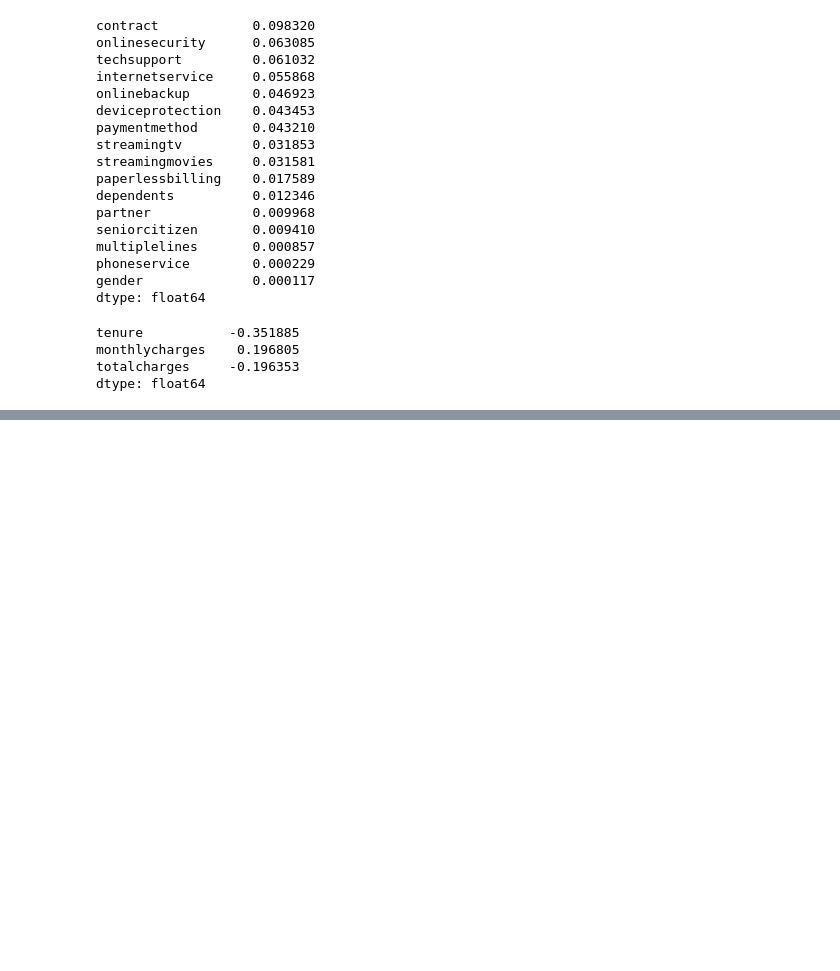
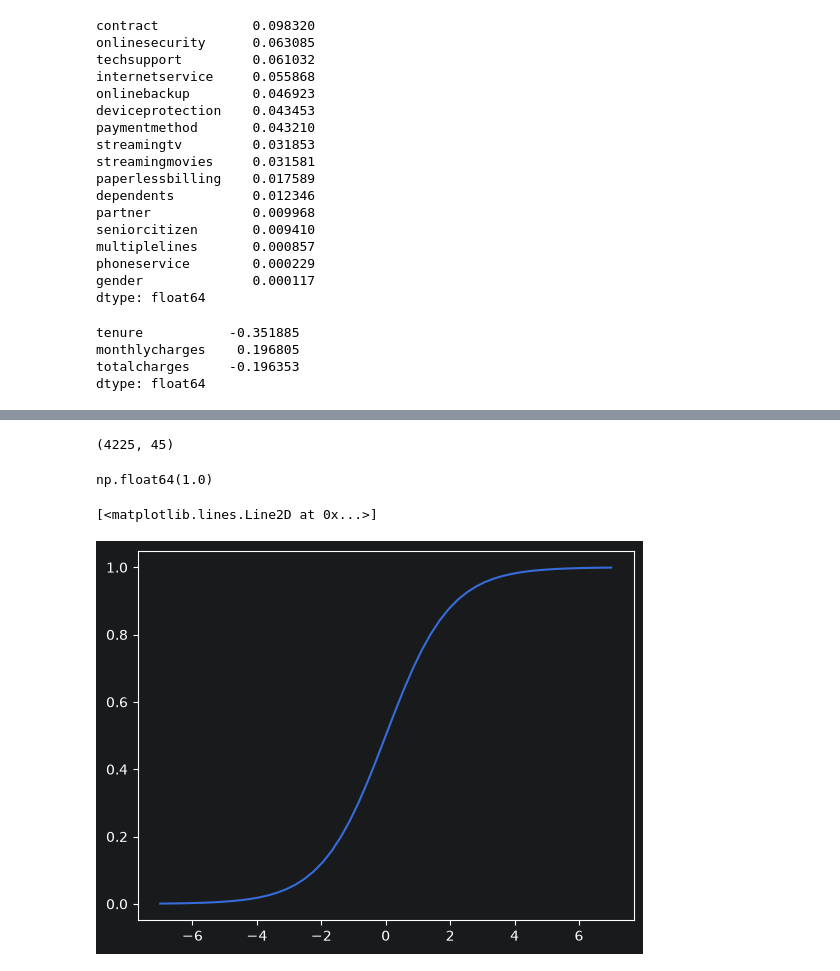
Before and after one commit to carlosr2000/MLZoomCampCarlos2026, a Jupyter notebook: ML Zoomcamp/3 - Classificação/Anotações.ipynb, the cells around one changed output, grey strips where cells are left out. Cells and saved outputs as stored; diff of their text form; code cells hidden in the pictures; blank space fills up the shorter version.

```diff
--- a/ML Zoomcamp/3 - Classificação/Anotações.ipynb
+++ b/ML Zoomcamp/3 - Classificação/Anotações.ipynb
@@ -324,0 +444,4 @@ dtype: float64
+# %%
+X_train.shape
+# %% [output]
+(4225, 45)
@@ -324,0 +451,17 @@ dtype: float64
+# %%
+# Regresão logistica é a forma que irá resolver o problema de classificação binaria.
+# Funciona para previsão de um objetivo que seja 0 ou 1 , positivo ou negativo.
+# Vamos tratar de probabilidade de 0-1 sendo mais proximo de 1 maior a probabilidade de ser verdadeiro.
+# A logisticia reversa é muito parecidade com a regressão linear na questão da sua formula. Porem o resultado das features é aplicado a função Sigmoid que transforma qualquer numero real entre um score entre 0 e 1.
+def sigmoid(z):
+    return 1 / (1 + np.exp(-z))
+# %%
+sigmoid(10000) # Teste de 'Sanidade'
+# %% [output]
+np.float64(1.0)
+# %%
+z = np.linspace(-7, 7, 51)
+plt.plot(z, sigmoid(z))
+# %% [output]
+[<matplotlib.lines.Line2D at 0x...>]
+[figure, added]
```
Also changed, not shown: parts of 24 cells of this notebook.
